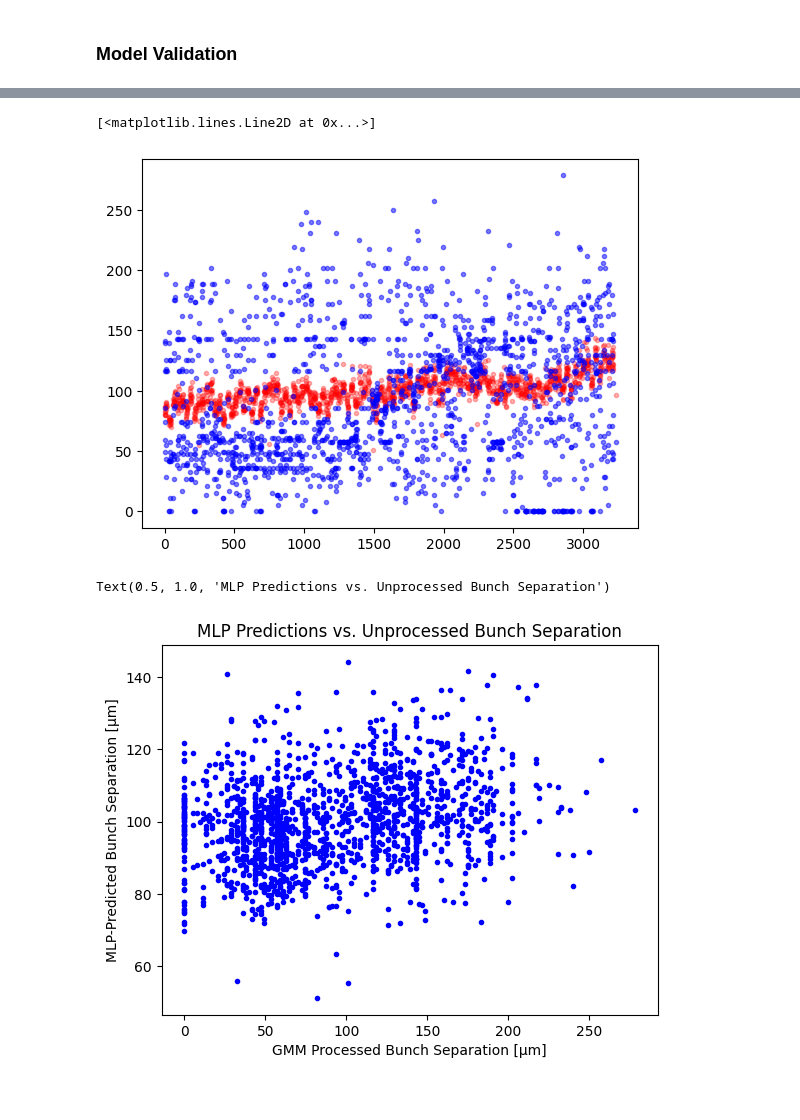
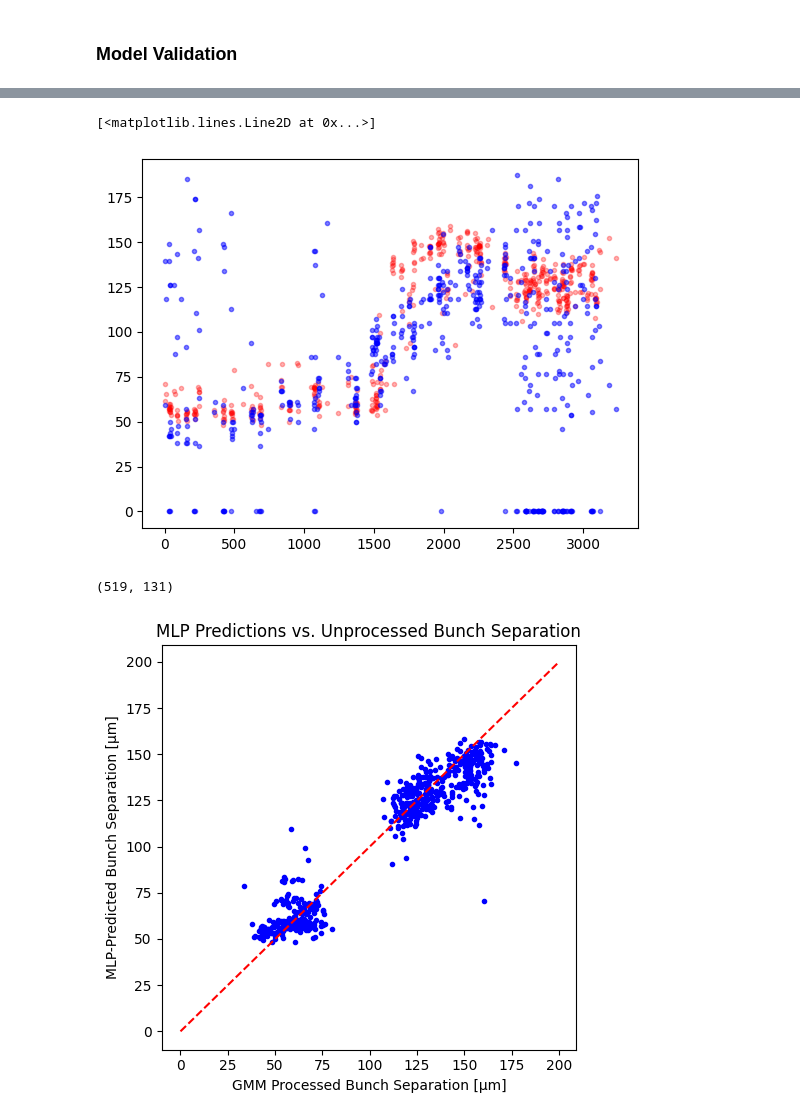
Before and after one commit to truewis/FACET-II-ML-diag, a Jupyter notebook: notebooks/workflow_walkthroughs/bunch_sep_model.ipynb, the cells around one changed output, grey strips where cells are left out. Saved outputs shown, nothing was run; the diff lists cells and outputs as text; code cells hidden in the pictures.

```diff
--- a/notebooks/workflow_walkthroughs/bunch_sep_model.ipynb
+++ b/notebooks/workflow_walkthroughs/bunch_sep_model.ipynb
@@ -69,7 +69,7 @@ for a in range(len(stepsAll)):
     if not match:
         raise ValueError(f"Path format invalid or not matched: {raw_path}")
 
-    DTOTR2datalocation = '../data/raw/'+ experiment + '/' + match.group(0)
+    DTOTR2datalocation = '../../data/raw/'+ experiment + '/' + match.group(0)
 
     with h5py.File(DTOTR2datalocation, 'r') as f:
         data_raw = f['entry']['data']['data'][:].astype(np.float64)  # shape: (N, H, W)
@@ -142,7 +142,7 @@ charge = bsaScalarData[pvidx, :] * 1.6e-19  # in C
 
 minus_90_idx = np.where((xtcavPhase >= -91) & (xtcavPhase <= -89))[0]
 plus_90_idx = np.where((xtcavPhase >= 89) & (xtcavPhase <= 91))[0]
-all_idx = np.append(minus_90_idx,plus_90_idx)
+all_idx = np.sort(np.append(minus_90_idx,plus_90_idx))
 # all_idx = np.arange(xtcavImages.shape[2])
 currentProfile_all = []
 
@@ -288,7 +288,7 @@ sigma1 = np.array(sigma1)
 sigma2 = np.array(sigma2)
 R_squared = np.array(R_squared)
 
-goodShots = np.where((R_squared > 0.0) & (amp1 < 50))[0]
+goodShots = np.where((R_squared > 0.97) & (amp1 < 50))[0]
 # Plot the sigma of the drive and witness
 # Plot the data and the fit
 
@@ -579,7 +440,7 @@ from sklearn.preprocessing import MinMaxScaler
 from sklearn.model_selection import train_test_split
 steps = data_struct.scalars.steps[DTOTR2commonind]
 predictor = np.vstack((bsaScalarData[:,all_idx[goodShots]],steps[all_idx[goodShots]])).T
-bs = bunch_sep_um[goodShots].reshape(-1,1)
+bs = bunchSeparation_all_fit.reshape(-1,1)
 
 x_scaler = MinMaxScaler()
 bs_scaler = MinMaxScaler()
@@ -721,15 +580,21 @@ with torch.no_grad():
 
 plt.plot(all_idx[goodShots],pred, 'r.', alpha = 0.3, label = 'MLP prediction')
 # plt.plot(all_idx[goodShots], bunchSeparation_all_fit, 'b.', alpha = 0.2, label = 'GMM processed')
-plt.plot(all_idx,bunch_sep_um, 'b.', label = 'unprocessed', alpha = 0.5)
+plt.plot(all_idx[goodShots],bunch_sep_um[goodShots], 'b.', label = 'unprocessed', alpha = 0.5)
 # %% [output]
 [<matplotlib.lines.Line2D at 0x...>]
-[figure, old version]
+[figure, new version]
+# %%
+x_scaled.shape
+# %% [output]
+(519, 131)
 # %%
-plt.plot(bunch_sep_um[goodShots],pred, 'b.')
+fig = plt.figure(figsize=(5,5))
+plt.plot(bunchSeparation_all_fit,pred, 'b.')
 plt.xlabel("GMM Processed Bunch Separation [μm]")
 plt.ylabel("MLP-Predicted Bunch Separation [μm]")
 plt.title("MLP Predictions vs. Unprocessed Bunch Separation")
+plt.plot(np.arange(0,200), np.arange(0,200), 'r--')
+plt.tight_layout()
 # %% [output]
-Text(0.5, 1.0, 'MLP Predictions vs. Unprocessed Bunch Separation')
-[figure, old version]
+[figure, new version]
```
Also changed, not shown: parts of 18 cells of this notebook.
